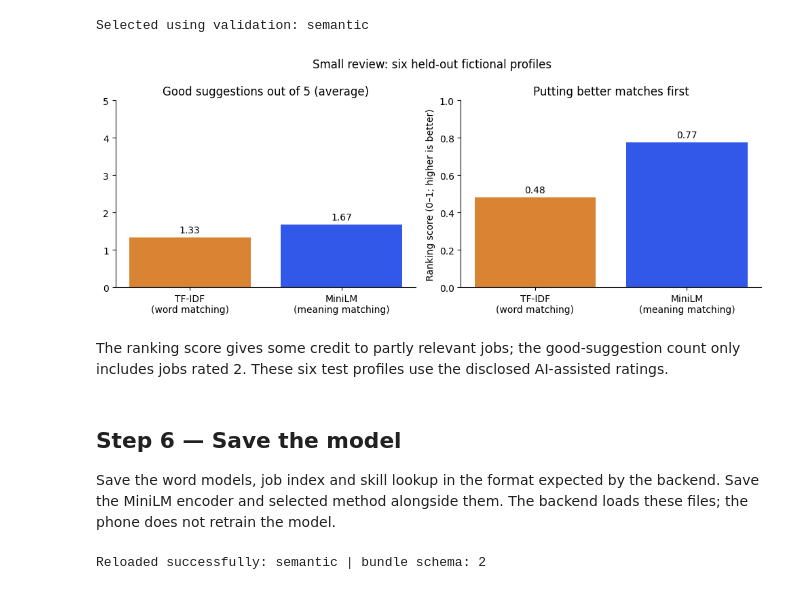
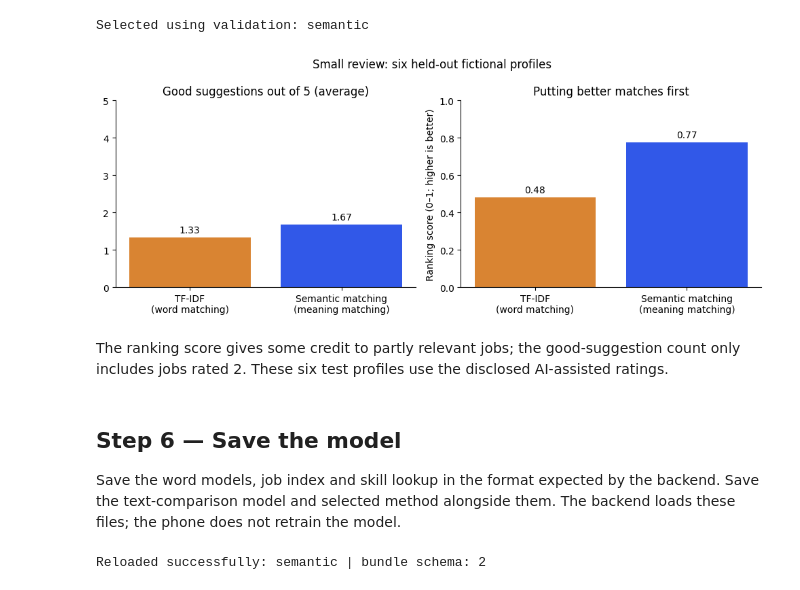
Before and after one commit to wangui-technerd/Upshift, a Jupyter notebook: ai/notebooks/SemanticMatching_Final.ipynb, the cells around one changed output. Saved outputs shown, nothing was run; the diff lists cells and outputs as text; code cells hidden in the pictures.

Commit message:
Sync Semantic Matching notebook name and links

```diff
--- a/ai/notebooks/MiniLM_Final.ipynb
+++ b/ai/notebooks/SemanticMatching_Final.ipynb
@@ -1372,24 +1372,24 @@ Embedding 1 documents in 1 sampled chunks
 Selected using validation: semantic
 # %%
 test_scores = summary[summary.split.eq('test')].set_index('method').loc[['lexical','semantic']]
-names = ['TF-IDF\n(word matching)', 'MiniLM\n(meaning matching)']
+names = ['TF-IDF\n(word matching)', 'Semantic matching\n(meaning matching)']
 fig, axes = plt.subplots(1, 2, figsize=(10, 4))
 for ax, values, title, top in [
     (axes[0], test_scores.precision_at_5 * 5, 'Good suggestions out of 5 (average)', 5),
     (axes[1], test_scores.pooled_ndcg_at_5, 'Putting better matches first', 1)]:
     bars = ax.bar(names, values, color=['#D98432','#3158E8'])
     ax.bar_label(bars, fmt='%.2f', padding=3)
     ax.set_ylim(0, top); ax.set_title(title)
 axes[1].set_ylabel('Ranking score (0–1; higher is better)')
 fig.suptitle('Small review: six held-out fictional profiles', fontsize=12)
 plt.tight_layout(); plt.show()
 # %% [output]
-[figure, old version]
+[figure, new version]
 # %% [markdown]
 The ranking score gives some credit to partly relevant jobs; the good-suggestion count only includes jobs rated 2. These six test profiles use the disclosed AI-assisted ratings.
 # %% [markdown]
 ## Step 6 — Save the model
-Save the word models, job index and skill lookup in the format expected by the backend. Save the MiniLM encoder and selected method alongside them. The backend loads these files; the phone does not retrain the model.
+Save the word models, job index and skill lookup in the format expected by the backend. Save the text-comparison model and selected method alongside them. The backend loads these files; the phone does not retrain the model.
 # %%
 joblib.dump(bundle, ARTIFACTS / 'upshift_bundle.joblib', compress=3)
 encoder.save(str(ARTIFACTS / 'semantic_encoder'))
```
Also changed, not shown: parts of 4 cells of this notebook, 2 other files.
